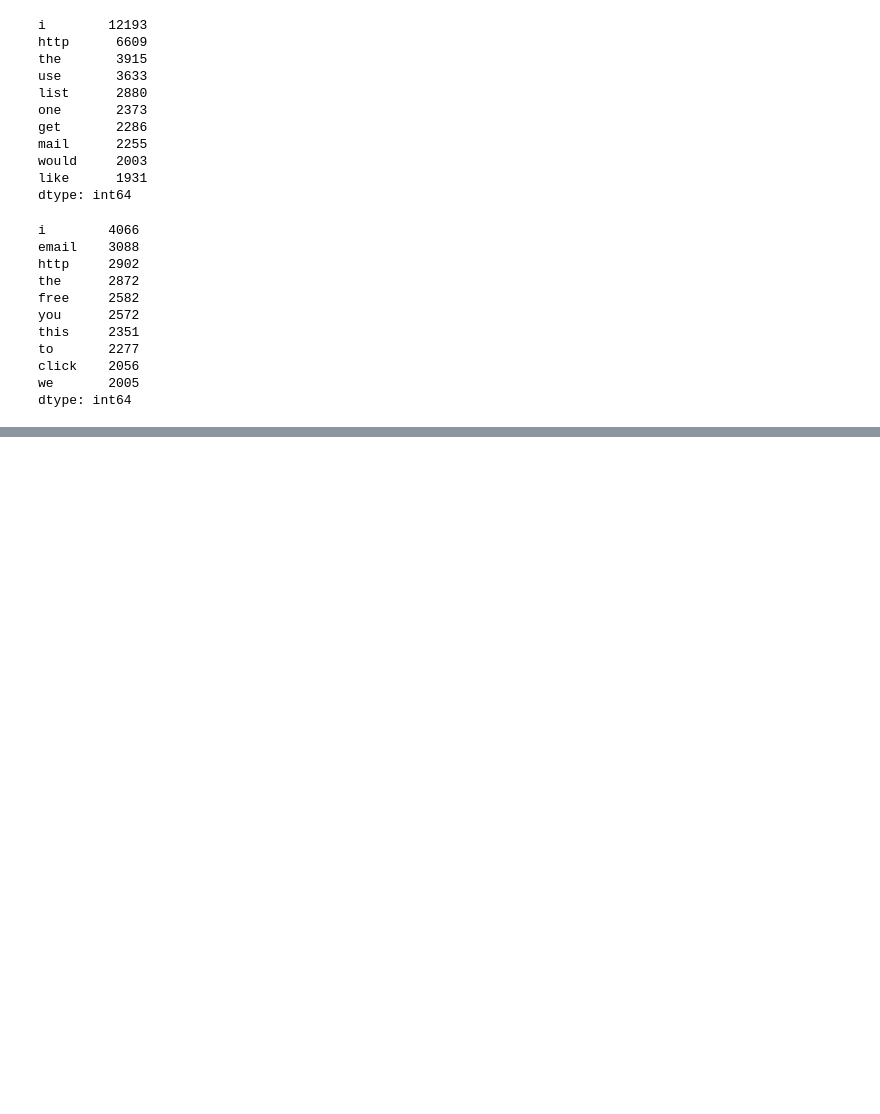
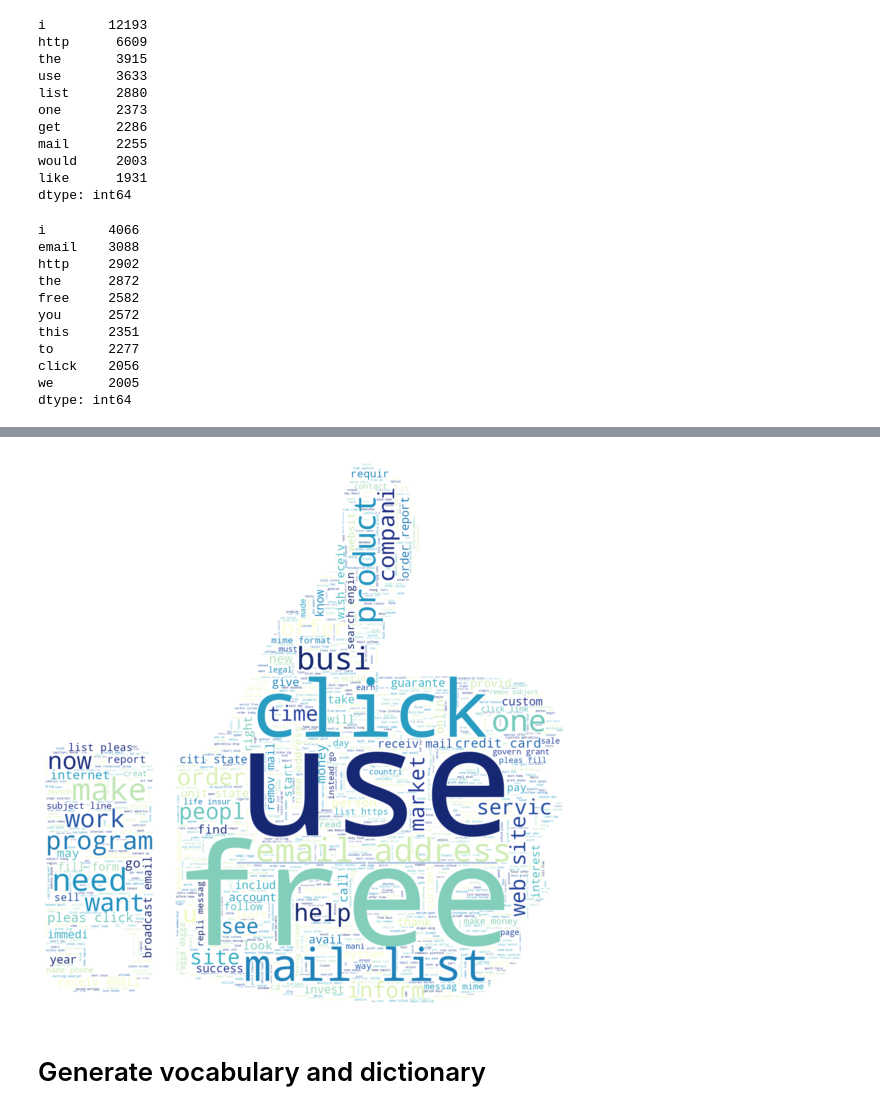
Before and after one commit to redaak/MLproject, a Jupyter notebook: Spam classification problem.ipynb, the cells around one changed output, grey strips where cells are left out. Drawn from its saved outputs; the diff is of its cells as text; code cells hidden in the pictures; blank space fills up the shorter version.

```diff
--- a/Spam classification problem.ipynb
+++ b/Spam classification problem.ipynb
@@ -350,0 +372,16 @@ plt.show()
+# %%
+thumbs_up_icon=Image.open(thumbs_up)
+thumb_up=Image.new(mode='RGB',size=thumbs_up_icon.size,color=(255,255,255))
+thumb_up.paste(thumbs_up_icon,box=thumbs_up_icon)
+arry_thumbs_up=np.array(thumb_up)
+# %%
+str_ham=' '.join(count_ham)
+ham_word_cloud=WordCloud(mask=arry_thumbs_up,max_words=1200,background_color='white',colormap='YlGnBu').generate(str_spam)
+plt.figure(figsize=(16,10))
+plt.imshow(ham_word_cloud,interpolation='bilinear')
+plt.axis('off')
+plt.show()
+# %% [output]
+[figure, added]
+# %% [markdown]
+# Generate vocabulary and dictionary
```
Also changed, not shown: parts of 14 cells of this notebook.
